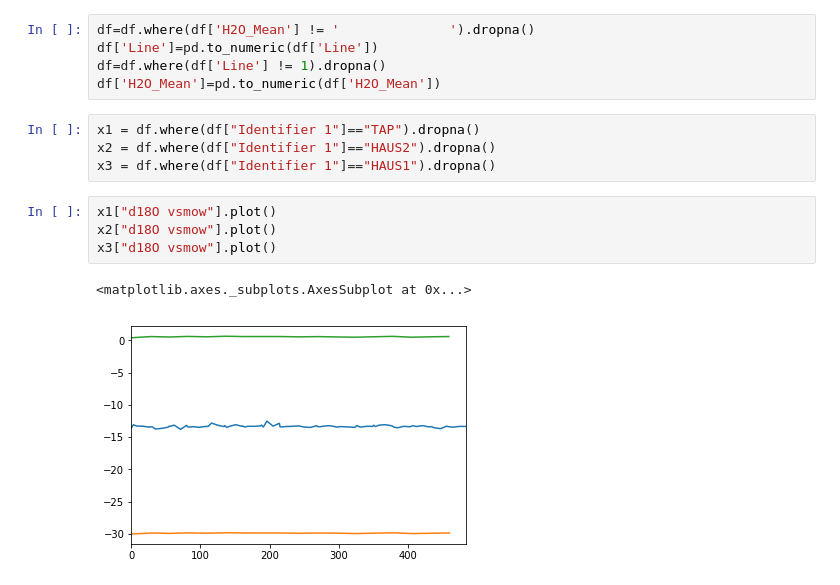
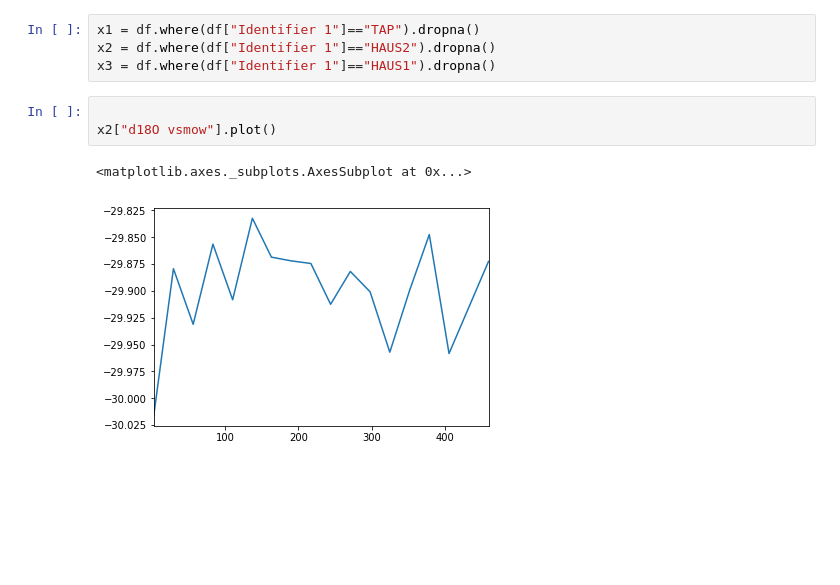
Before and after one commit to tr1813/picarro-calculator, a Jupyter notebook: ipynb/Update DataBase.ipynb, the cells around one changed output. Drawn from its saved outputs; the diff is of its cells as text; blank space fills up the shorter version.

```diff
--- a/ipynb/Update DataBase.ipynb
+++ b/ipynb/Update DataBase.ipynb
@@ -65,19 +65,13 @@ table rawrun already exists
 import pandas as pd
 # %%
 df = pd.read_sql_query("select * from runs;",conn)
-# %%
-df=df.where(df['H2O_Mean'] != '              ').dropna()
-df['Line']=pd.to_numeric(df['Line'])
-df=df.where(df['Line'] != 1).dropna()
-df['H2O_Mean']=pd.to_numeric(df['H2O_Mean'])
 # %%
 x1 = df.where(df["Identifier 1"]=="TAP").dropna()
 x2 = df.where(df["Identifier 1"]=="HAUS2").dropna()
 x3 = df.where(df["Identifier 1"]=="HAUS1").dropna()
 # %%
-x1["d18O vsmow"].plot()
+
 x2["d18O vsmow"].plot()
-x3["d18O vsmow"].plot()
 # %% [output]
 <matplotlib.axes._subplots.AxesSubplot at 0x...>
-[figure, old version]
+[figure, new version]
```
Also changed, not shown: 4 other files.
